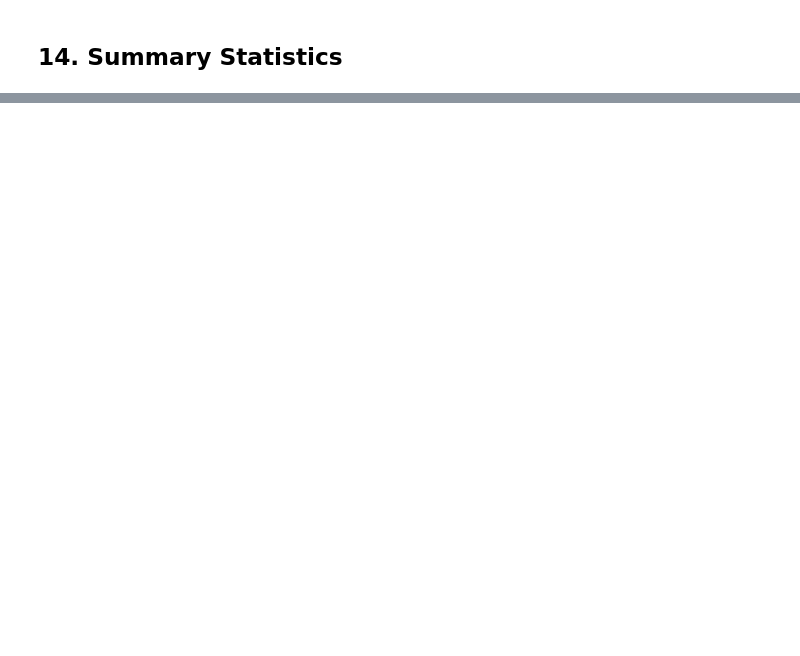
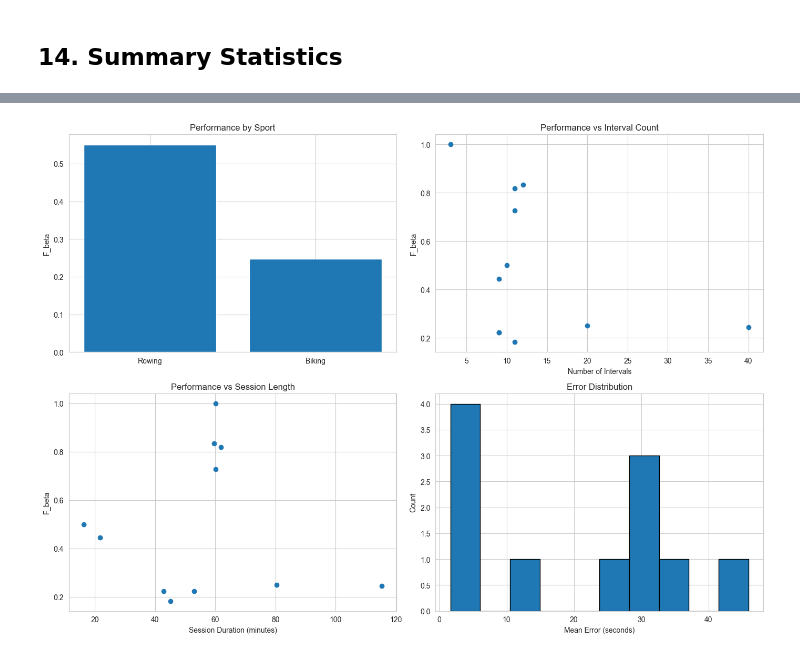
Before and after one commit to kata-boehm/airow-model-implementations, a Jupyter notebook: XGBoost gradient boosting.ipynb, the cells around one changed output, grey strips where cells are left out. Drawn from its saved outputs; the diff is of its cells as text; code cells hidden in the pictures; blank space fills up the shorter version.

Commit message:
added some evaluation on per session performance

```diff
--- a/XGBoost gradient boosting.ipynb
+++ b/XGBoost gradient boosting.ipynb
@@ -767,0 +818,35 @@ Your model is now trained and evaluated. Check the visualizations and metrics ab
+# %%
+import matplotlib.pyplot as plt
+import seaborn as sns
+
+fig, axes = plt.subplots(2, 2, figsize=(14, 10))
+
+# 1. F_beta by sport
+axes[0, 0].bar(['Rowing', 'Biking'],
+               [df_results[df_results['sport']=='rowing']['f_beta'].mean(),
+                df_results[df_results['sport']=='biking']['f_beta'].mean()])
+axes[0, 0].set_ylabel('F_beta')
+axes[0, 0].set_title('Performance by Sport')
+
+# 2. F_beta vs number of intervals
+axes[0, 1].scatter(df_results['n_intervals'], df_results['f_beta'])
+axes[0, 1].set_xlabel('Number of Intervals')
+axes[0, 1].set_ylabel('F_beta')
+axes[0, 1].set_title('Performance vs Interval Count')
+
+# 3. F_beta vs session duration
+axes[1, 0].scatter(df_results['duration_min'], df_results['f_beta'])
+axes[1, 0].set_xlabel('Session Duration (minutes)')
+axes[1, 0].set_ylabel('F_beta')
+axes[1, 0].set_title('Performance vs Session Length')
+
+# 4. Error distribution
+axes[1, 1].hist(df_results['mean_error_sec'], bins=10, edgecolor='black')
+axes[1, 1].set_xlabel('Mean Error (seconds)')
+axes[1, 1].set_ylabel('Count')
+axes[1, 1].set_title('Error Distribution')
+
+plt.tight_layout()
+plt.show()
+# %% [output]
+[figure, added]
```
Also changed, not shown: parts of 9 cells of this notebook.
